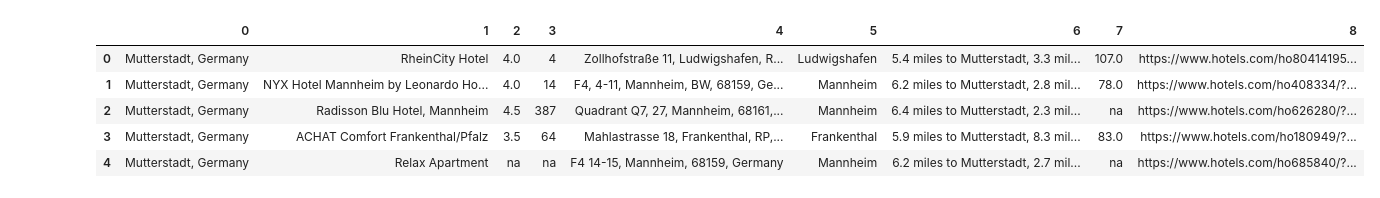
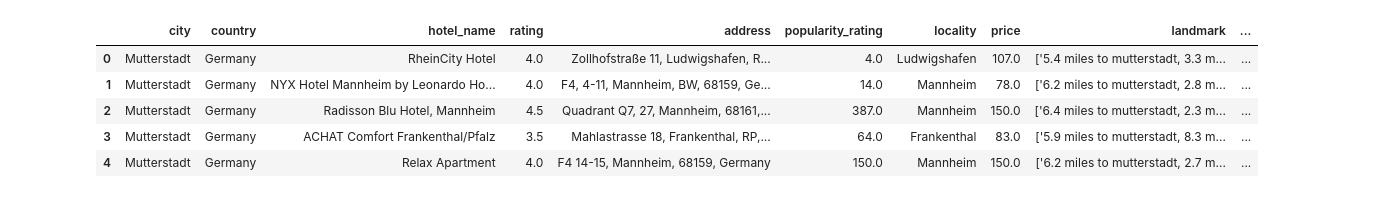
Before and after one commit to fpleoni/where_do_we_go_from_here, a Jupyter notebook: jupyter_notebooks/nn_clean_data.ipynb, the cells around one changed output. Saved outputs shown, nothing was run; the diff lists cells and outputs as text; code cells hidden in the pictures.

Commit message:
running more tests on the clean data

```diff
--- a/jupyter_notebooks/embeddings_with_scraped_hotels.ipynb
+++ b/jupyter_notebooks/nn_clean_data.ipynb
@@ -12,17 +12,19 @@ pd.options.display.max_colwidth = 1000
 import random
 # %%
 # Path to file
-hotels_path = "../data/hotels_com_scrape_v3.csv"
+hotels_path = "../data/clean_hotels_scraped.csv"
 
 # Dataframe
-hotels_df = pd.read_csv(hotels_path, header = None)
+hotels_df = pd.read_csv(hotels_path, usecols = ["city", "country", "hotel_name", "rating",
+                                               "address", "popularity_rating", "locality", "price",
+                                               "landmark", "URL"])
 
 # Sanity check
 hotels_df.head()
 # %% [output]
-|  | 0 | 1 | 2 | 3 | 4 | 5 | 6 | 7 | 8 |
-| 0 | Mutterstadt, Germany | RheinCity Hotel | 4.0 | 4 | Zollhofstraße 11, Ludwigshafen, R... | Ludwigshafen | 5.4 miles to Mutterstadt, 3.3 mil... | 107.0 | https://www.hotels.com/ho80414195... |
-| 1 | Mutterstadt, Germany | NYX Hotel Mannheim by Leonardo Ho... | 4.0 | 14 | F4, 4-11, Mannheim, BW, 68159, Ge... | Mannheim | 6.2 miles to Mutterstadt, 2.8 mil... | 78.0 | https://www.hotels.com/ho408334/?... |
-| 2 | Mutterstadt, Germany | Radisson Blu Hotel, Mannheim | 4.5 | 387 | Quadrant Q7, 27, Mannheim, 68161,... | Mannheim | 6.4 miles to Mutterstadt, 2.3 mil... | na | https://www.hotels.com/ho626280/?... |
-| 3 | Mutterstadt, Germany | ACHAT Comfort Frankenthal/Pfalz | 3.5 | 64 | Mahlastrasse 18, Frankenthal, RP,... | Frankenthal | 5.9 miles to Mutterstadt, 8.3 mil... | 83.0 | https://www.hotels.com/ho180949/?... |
-| 4 | Mutterstadt, Germany | Relax Apartment | na | na | F4 14-15, Mannheim, 68159, Germany | Mannheim | 6.2 miles to Mutterstadt, 2.7 mil... | na | https://www.hotels.com/ho685840/?... |
+|  | city | country | hotel_name | rating | address | popularity_rating | locality | price | landmark | ... |
+| 0 | Mutterstadt | Germany | RheinCity Hotel | 4.0 | Zollhofstraße 11, Ludwigshafen, R... | 4.0 | Ludwigshafen | 107.0 | ['5.4 miles to mutterstadt, 3.3 m... | ... |
+| 1 | Mutterstadt | Germany | NYX Hotel Mannheim by Leonardo Ho... | 4.0 | F4, 4-11, Mannheim, BW, 68159, Ge... | 14.0 | Mannheim | 78.0 | ['6.2 miles to mutterstadt, 2.8 m... | ... |
+| 2 | Mutterstadt | Germany | Radisson Blu Hotel, Mannheim | 4.5 | Quadrant Q7, 27, Mannheim, 68161,... | 387.0 | Mannheim | 150.0 | ['6.4 miles to mutterstadt, 2.3 m... | ... |
+| 3 | Mutterstadt | Germany | ACHAT Comfort Frankenthal/Pfalz | 3.5 | Mahlastrasse 18, Frankenthal, RP,... | 64.0 | Frankenthal | 83.0 | ['5.9 miles to mutterstadt, 8.3 m... | ... |
+| 4 | Mutterstadt | Germany | Relax Apartment | 4.0 | F4 14-15, Mannheim, 68159, Germany | 150.0 | Mannheim | 150.0 | ['6.2 miles to mutterstadt, 2.7 m... | ... |
```
Also changed, not shown: parts of 26 cells of this notebook, 1 other file.
